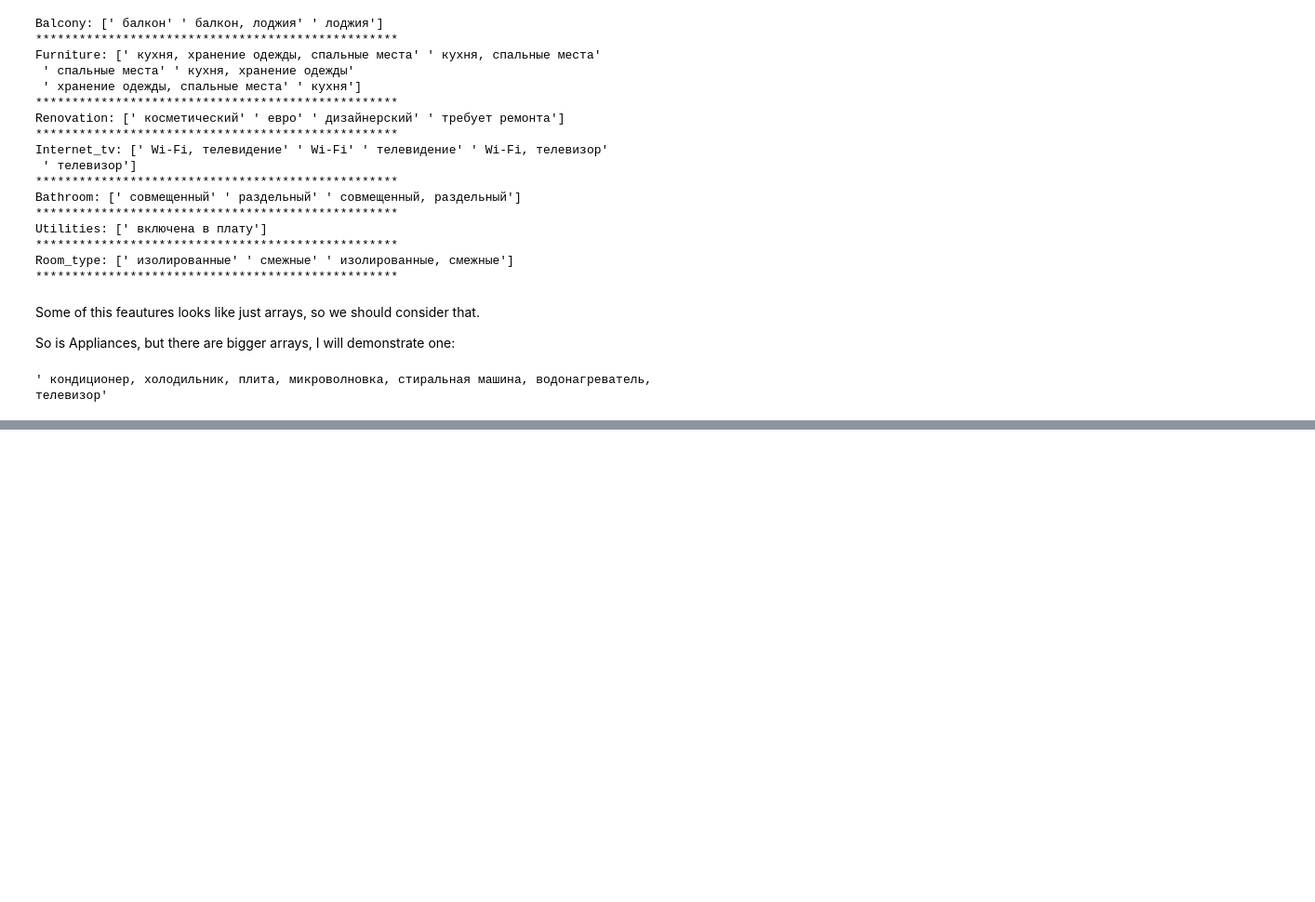
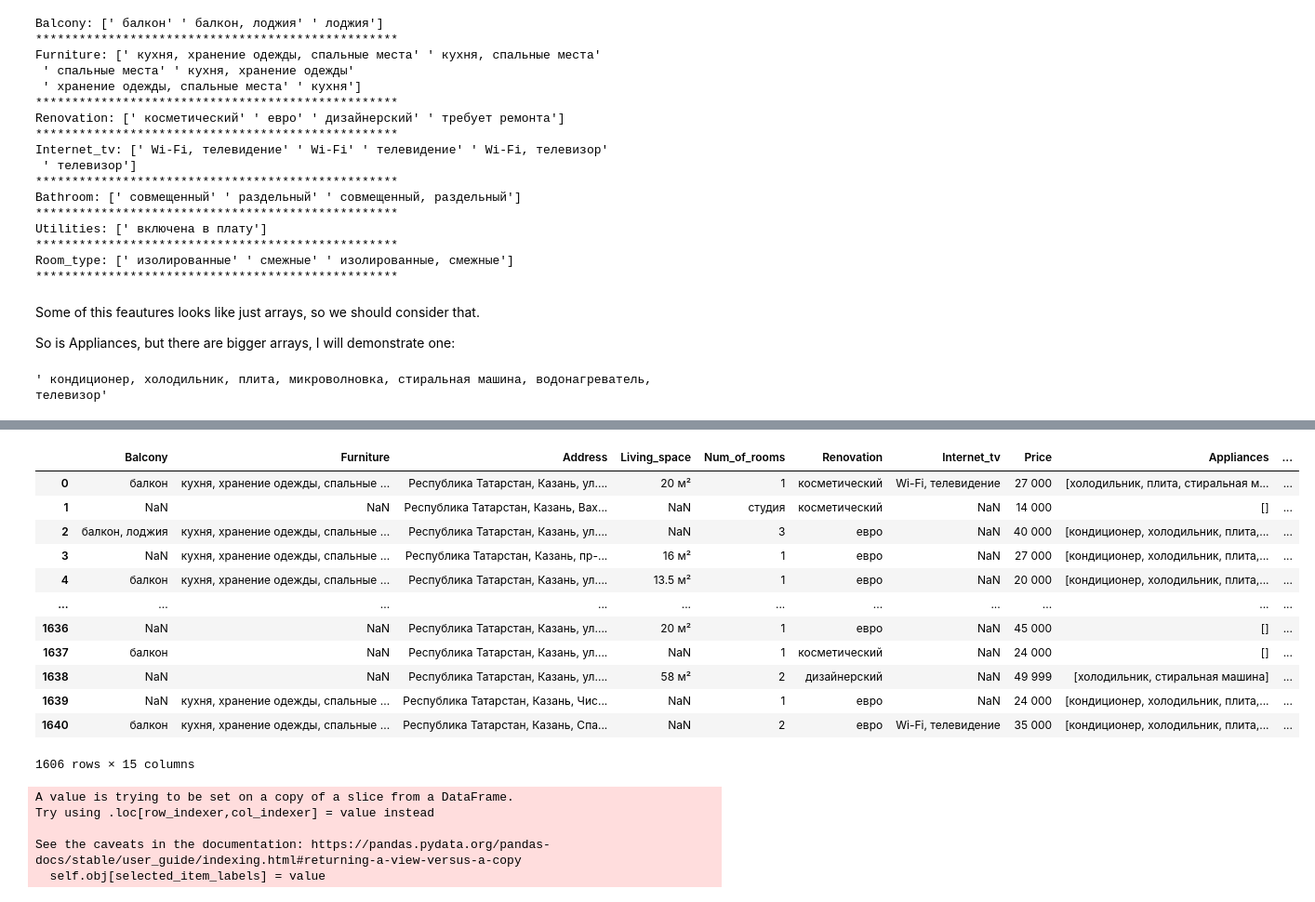
Before and after one commit to siva4iov/FlatsPrice_DS_Proj, a Jupyter notebook: Data_cleaning.ipynb, the cells around one changed output, grey strips where cells are left out. Shown at 93% size. Drawn from its saved outputs; the diff is of its cells as text; code cells hidden in the pictures; blank space fills up the shorter version.

```diff
--- a/Data_cleaning.ipynb
+++ b/Data_cleaning.ipynb
@@ -33,7 +30,7 @@ new_names = [
  ]
 mapper = {key:value for key, value in zip(df.columns.values, new_names)}
 
-df = df.rename(columns=mapper)
+df.rename(columns=mapper, inplace=True)
 df
 # %% [output]
 |  | Balcony | Furniture | Address | Living_space | Num_of_rooms | Renovation | Internet_tv | Price | Appliances | ... |
@@ -84,7 +81,7 @@ If we get rid of them, then each row will have a price, a total_area etc.
 # %% [markdown]
 # Let's drop them
 # %%
-df = df[~none_rows]
+df = df.loc[~none_rows, :]
 count_none()
 # %% [output]
 Balcony - 636 none entries
@@ -166,0 +206,24 @@ df["Appliances"][df["Appliances"].notna()].unique()[1]
+# %%
+df
+# %% [output]
+|  | Balcony | Furniture | Address | Living_space | Num_of_rooms | Renovation | Internet_tv | Price | Appliances | ... |
+| 0 | балкон | кухня, хранение одежды, спальные ... | Республика Татарстан, Казань, ул.... | 20 м² | 1 | косметический | Wi-Fi, телевидение | 27 000 | [холодильник, плита, стиральная м... | ... |
+| 1 | NaN | NaN | Республика Татарстан, Казань, Вах... | NaN | студия | косметический | NaN | 14 000 | [] | ... |
+| 2 | балкон, лоджия | кухня, хранение одежды, спальные ... | Республика Татарстан, Казань, ул.... | NaN | 3 | евро | NaN | 40 000 | [кондиционер, холодильник, плита,... | ... |
+| 3 | NaN | кухня, хранение одежды, спальные ... | Республика Татарстан, Казань, пр-... | 16 м² | 1 | евро | NaN | 27 000 | [кондиционер, холодильник, плита,... | ... |
+| 4 | балкон | кухня, хранение одежды, спальные ... | Республика Татарстан, Казань, ул.... | 13.5 м² | 1 | евро | NaN | 20 000 | [кондиционер, холодильник, плита,... | ... |
+| ... | ... | ... | ... | ... | ... | ... | ... | ... | ... | ... |
+| 1636 | NaN | NaN | Республика Татарстан, Казань, ул.... | 20 м² | 1 | евро | NaN | 45 000 | [] | ... |
+| 1637 | балкон | NaN | Республика Татарстан, Казань, ул.... | NaN | 1 | косметический | NaN | 24 000 | [] | ... |
+| 1638 | NaN | NaN | Республика Татарстан, Казань, ул.... | 58 м² | 2 | дизайнерский | NaN | 49 999 | [холодильник, стиральная машина] | ... |
+| 1639 | NaN | кухня, хранение одежды, спальные ... | Республика Татарстан, Казань, Чис... | NaN | 1 | евро | NaN | 24 000 | [кондиционер, холодильник, плита,... | ... |
+| 1640 | балкон | кухня, хранение одежды, спальные ... | Республика Татарстан, Казань, Спа... | NaN | 2 | евро | Wi-Fi, телевидение | 35 000 | [кондиционер, холодильник, плита,... | ... |
+1606 rows × 15 columns
+# %%
+df.loc[:, ("Appliances")] = new_series
+# %% [output]
+A value is trying to be set on a copy of a slice from a DataFrame.
+Try using .loc[row_indexer,col_indexer] = value instead
+
+See the caveats in the documentation: https://pandas.pydata.org/pandas-docs/stable/user_guide/indexing.html#returning-a-view-versus-a-copy
+  self.obj[selected_item_labels] = value
```
Also changed, not shown: parts of 9 cells of this notebook.
